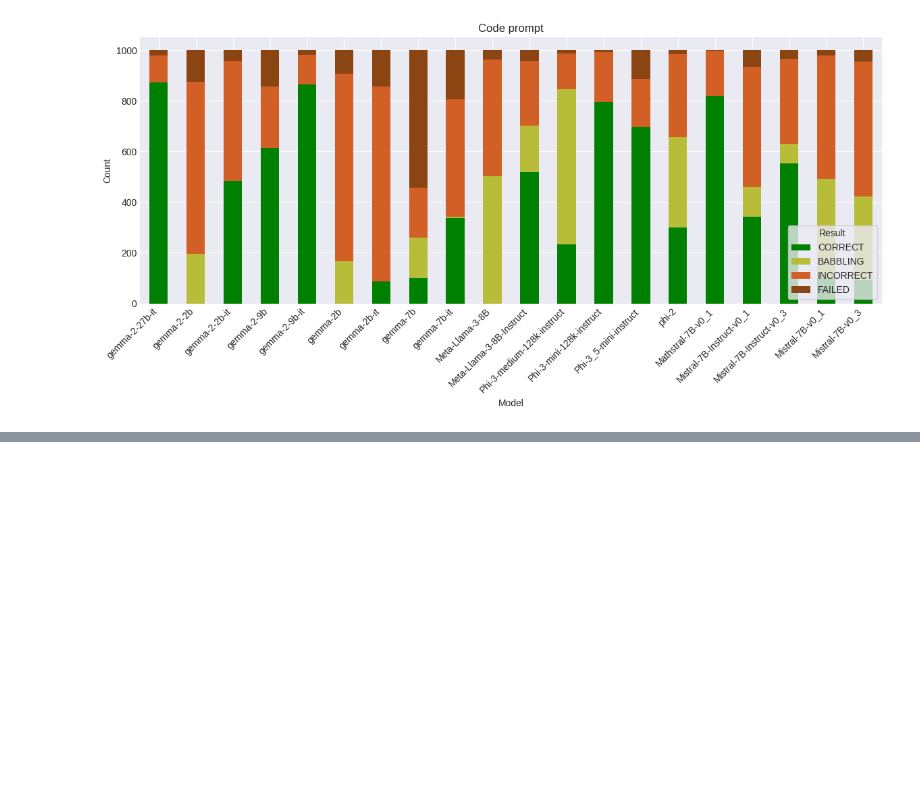
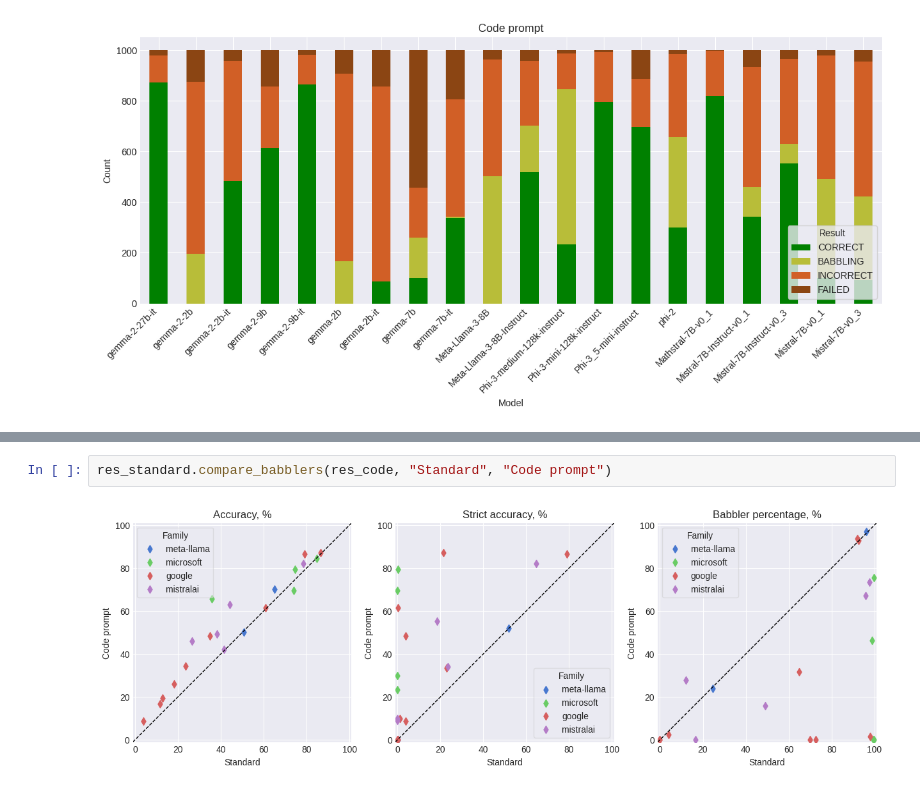
Before and after one commit to the-mysh/gsm-symbolic-benchmarking, a Jupyter notebook: notebooks/results_pres/2025-12-15.ipynb, the cells around one changed output, grey strips where cells are left out. Drawn from its saved outputs; the diff is of its cells as text; blank space fills up the shorter version.

```diff
--- a/notebooks/results_pres/2025-12-15.ipynb
+++ b/notebooks/results_pres/2025-12-15.ipynb
@@ -29,0 +57,4 @@ _ = res_code.plot_result_class_by_model(title='Code prompt')
+# %%
+res_standard.compare_babblers(res_code, "Standard", "Code prompt")
+# %% [output]
+[figure, added]
```
Also changed, not shown: parts of 4 cells of this notebook, 2 other files.
